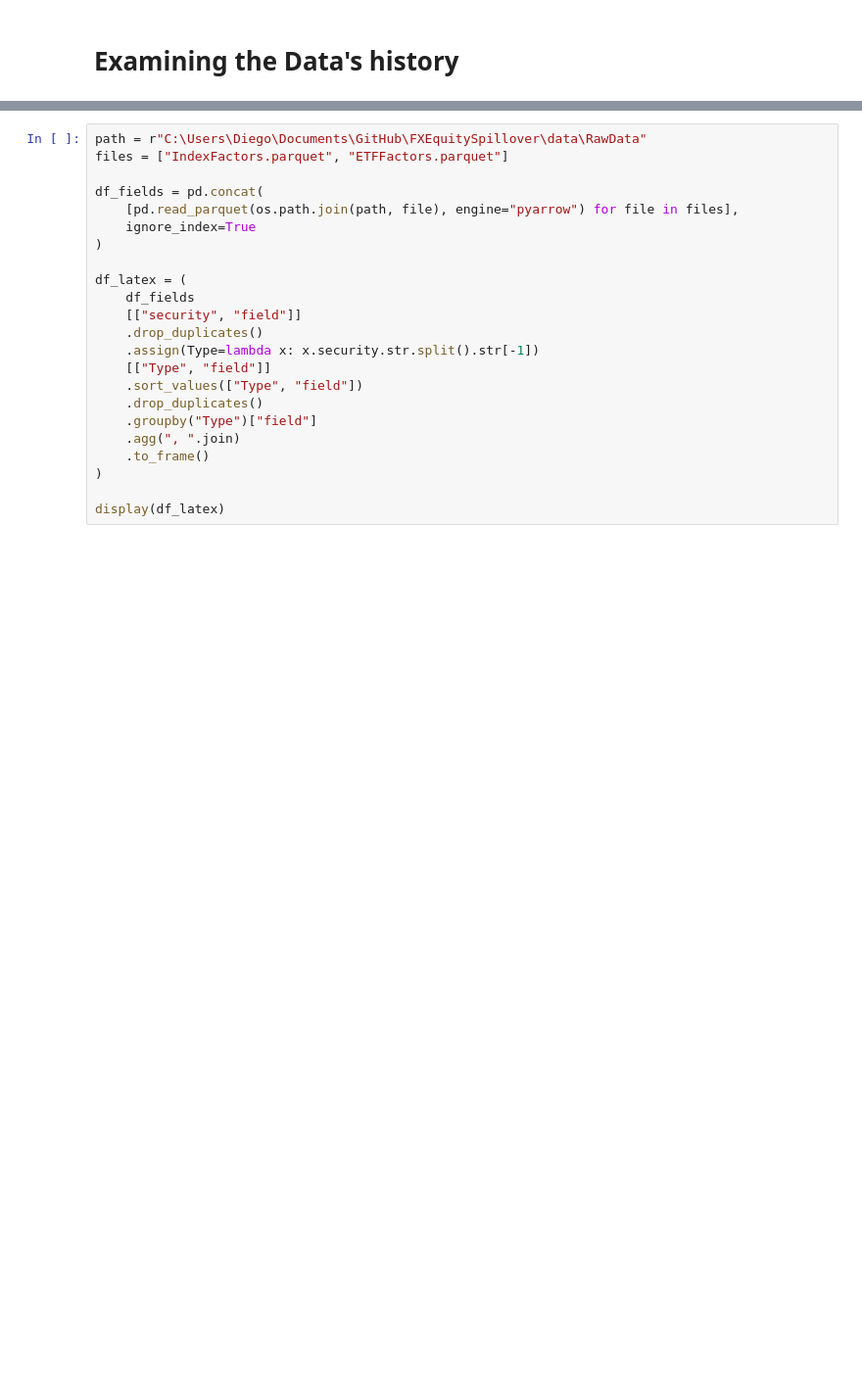
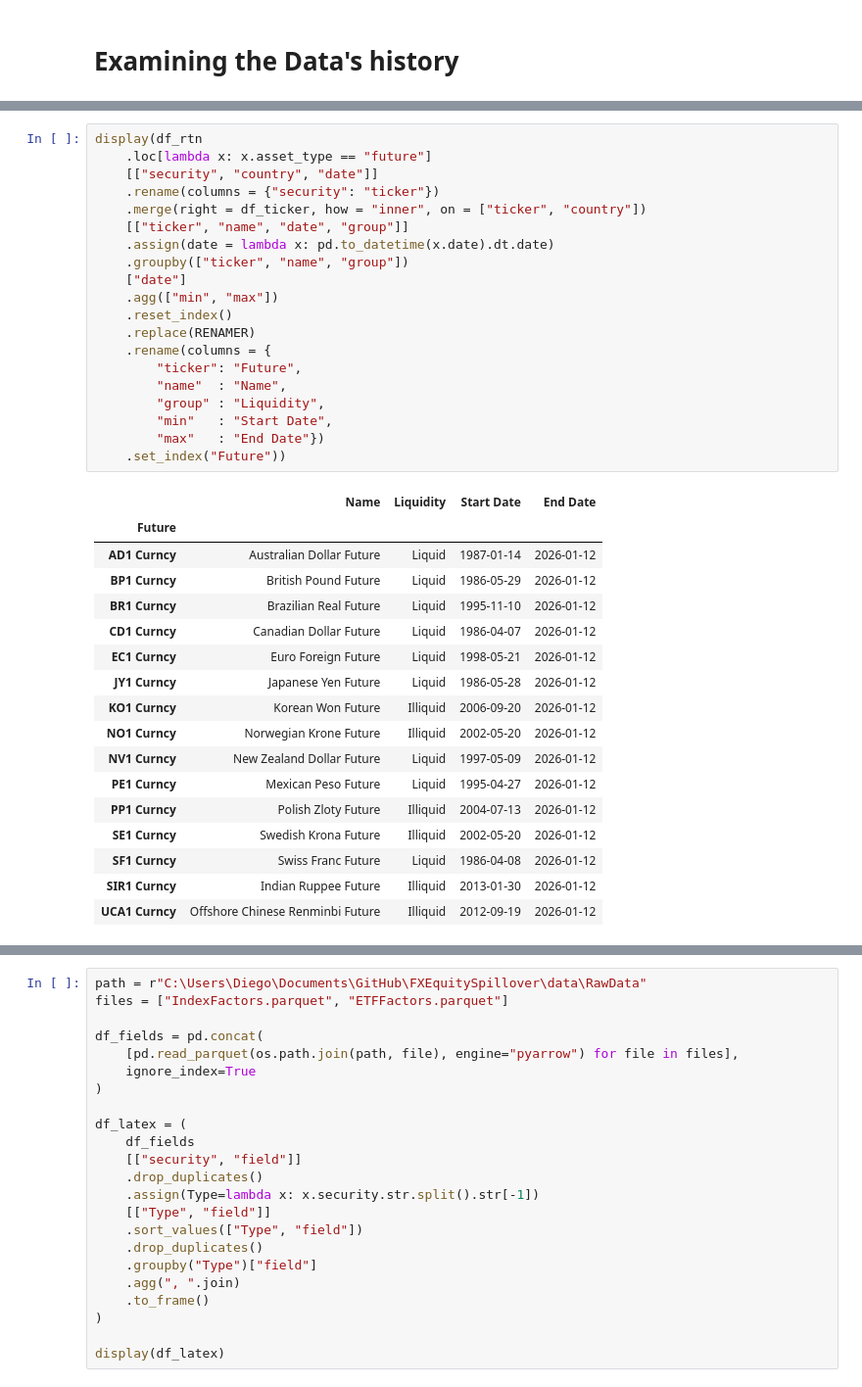
Before and after one commit to diegodalvarez/FXEquitySpillover, a Jupyter notebook: notebook/0DataComparison.ipynb, the cells around one changed output, grey strips where cells are left out. Shown at 98% size. Drawn from its saved outputs; the diff is of its cells as text; blank space fills up the shorter version.

```diff
--- a/notebook/0DataComparison.ipynb
+++ b/notebook/0DataComparison.ipynb
@@ -140,0 +57,38 @@ display(pd
+# %%
+display(df_rtn
+    .loc[lambda x: x.asset_type == "future"]
+    [["security", "country", "date"]]
+    .rename(columns = {"security": "ticker"})
+    .merge(right = df_ticker, how = "inner", on = ["ticker", "country"])
+    [["ticker", "name", "date", "group"]]
+    .assign(date = lambda x: pd.to_datetime(x.date).dt.date)
+    .groupby(["ticker", "name", "group"])
+    ["date"]
+    .agg(["min", "max"])
+    .reset_index()
+    .replace(RENAMER)
+    .rename(columns = {
+        "ticker": "Future",
+        "name"  : "Name",
+        "group" : "Liquidity",
+        "min"   : "Start Date",
+        "max"   : "End Date"})
+    .set_index("Future"))
+# %% [output]
+|  | Name | Liquidity | Start Date | End Date |
+| Future |  |  |  |  |
+| AD1 Curncy | Australian Dollar Future | Liquid | 1987-01-14 | 2026-01-12 |
+| BP1 Curncy | British Pound Future | Liquid | 1986-05-29 | 2026-01-12 |
+| BR1 Curncy | Brazilian Real Future | Liquid | 1995-11-10 | 2026-01-12 |
+| CD1 Curncy | Canadian Dollar Future | Liquid | 1986-04-07 | 2026-01-12 |
+| EC1 Curncy | Euro Foreign Future | Liquid | 1998-05-21 | 2026-01-12 |
+| JY1 Curncy | Japanese Yen Future | Liquid | 1986-05-28 | 2026-01-12 |
+| KO1 Curncy | Korean Won Future | Illiquid | 2006-09-20 | 2026-01-12 |
+| NO1 Curncy | Norwegian Krone Future | Illiquid | 2002-05-20 | 2026-01-12 |
+| NV1 Curncy | New Zealand Dollar Future | Liquid | 1997-05-09 | 2026-01-12 |
+| PE1 Curncy | Mexican Peso Future | Liquid | 1995-04-27 | 2026-01-12 |
+| PP1 Curncy | Polish Zloty Future | Illiquid | 2004-07-13 | 2026-01-12 |
+| SE1 Curncy | Swedish Krona Future | Illiquid | 2002-05-20 | 2026-01-12 |
+| SF1 Curncy | Swiss Franc Future | Liquid | 1986-04-08 | 2026-01-12 |
+| SIR1 Curncy | Indian Ruppee Future | Illiquid | 2013-01-30 | 2026-01-12 |
+| UCA1 Curncy | Offshore Chinese Renminbi Future | Illiquid | 2012-09-19 | 2026-01-12 |
```
Also changed, not shown: parts of 17 cells of this notebook, 11 other files.
